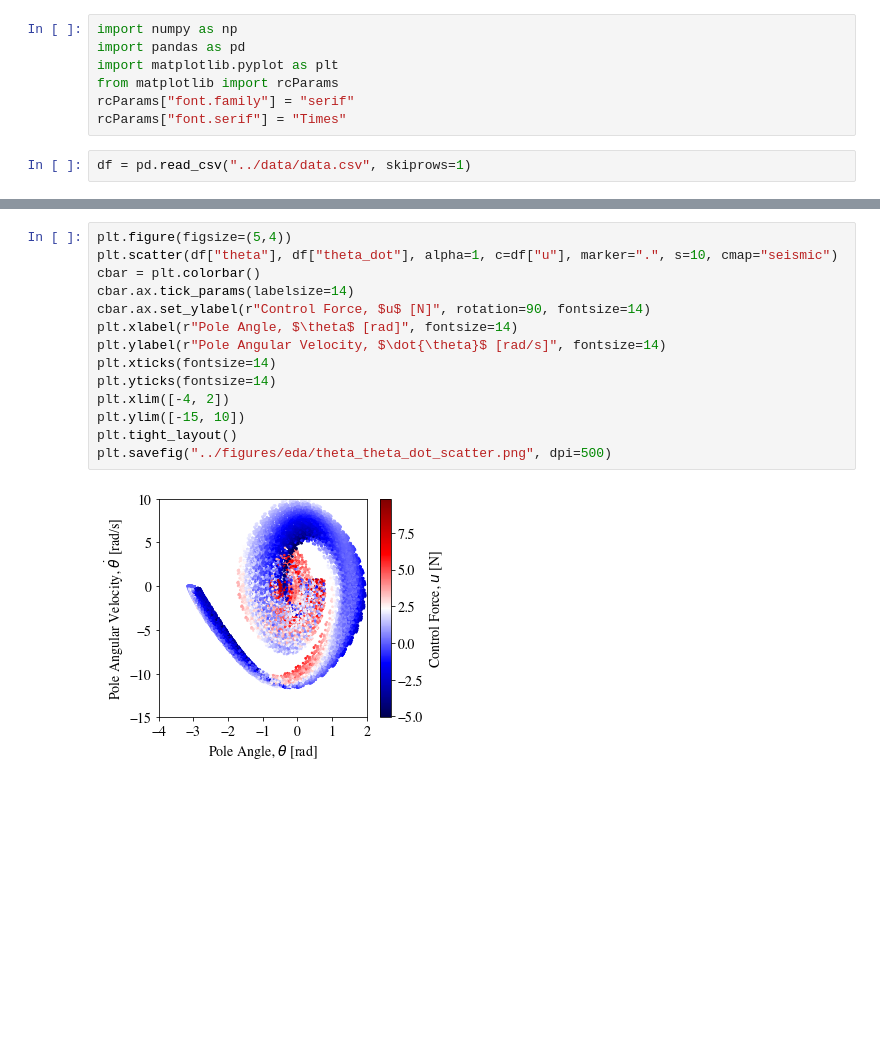
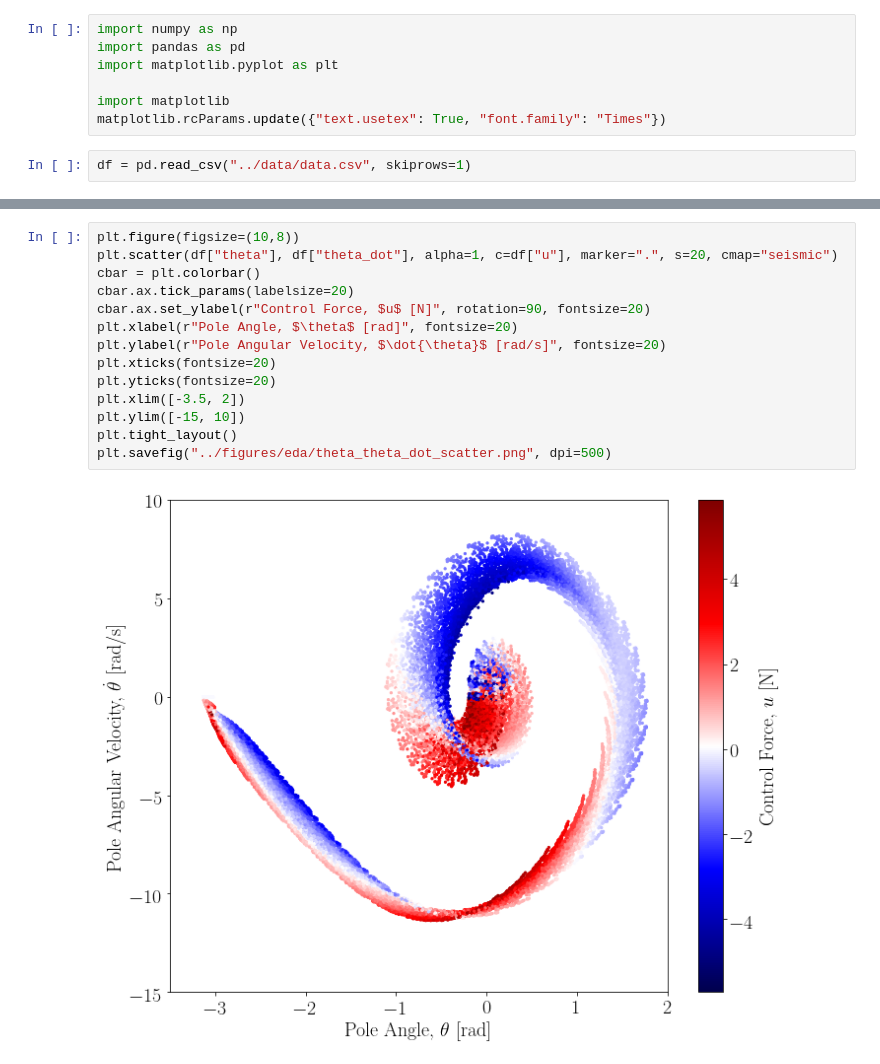
Before and after one commit to maitreyakv/imitation-learning, a Jupyter notebook: src/eda.ipynb, the cells around one changed output, grey strips where cells are left out. Cells and saved outputs as stored; diff of their text form; blank space fills up the shorter version.

Commit message:
Update EDA and figures

```diff
--- a/src/eda.ipynb
+++ b/src/eda.ipynb
@@ -2,9 +2,9 @@
 import numpy as np
 import pandas as pd
 import matplotlib.pyplot as plt
-from matplotlib import rcParams
-rcParams["font.family"] = "serif"
-rcParams["font.serif"] = "Times"
+
+import matplotlib
+matplotlib.rcParams.update({"text.usetex": True, "font.family": "Times"})
 # %%
 df = pd.read_csv("../data/data.csv", skiprows=1)
 # %%
@@ -78,16 +76,16 @@ plt.savefig("../figures/eda/z_z_dot_scatter.png", dpi=500)
 # %%
-plt.figure(figsize=(5,4))
-plt.scatter(df["theta"], df["theta_dot"], alpha=1, c=df["u"], marker=".", s=10, cmap="seismic")
+plt.figure(figsize=(10,8))
+plt.scatter(df["theta"], df["theta_dot"], alpha=1, c=df["u"], marker=".", s=20, cmap="seismic")
 cbar = plt.colorbar()
-cbar.ax.tick_params(labelsize=14)
-cbar.ax.set_ylabel(r"Control Force, $u$ [N]", rotation=90, fontsize=14)
-plt.xlabel(r"Pole Angle, $\theta$ [rad]", fontsize=14)
-plt.ylabel(r"Pole Angular Velocity, $\dot{\theta}$ [rad/s]", fontsize=14)
-plt.xticks(fontsize=14)
-plt.yticks(fontsize=14)
-plt.xlim([-4, 2])
+cbar.ax.tick_params(labelsize=20)
+cbar.ax.set_ylabel(r"Control Force, $u$ [N]", rotation=90, fontsize=20)
+plt.xlabel(r"Pole Angle, $\theta$ [rad]", fontsize=20)
+plt.ylabel(r"Pole Angular Velocity, $\dot{\theta}$ [rad/s]", fontsize=20)
+plt.xticks(fontsize=20)
+plt.yticks(fontsize=20)
+plt.xlim([-3.5, 2])
 plt.ylim([-15, 10])
 plt.tight_layout()
 plt.savefig("../figures/eda/theta_theta_dot_scatter.png", dpi=500)
 # %% [output]
-[figure, old version]
+[figure, new version]
```
Also changed, not shown: parts of 5 cells of this notebook, 3 other files.
